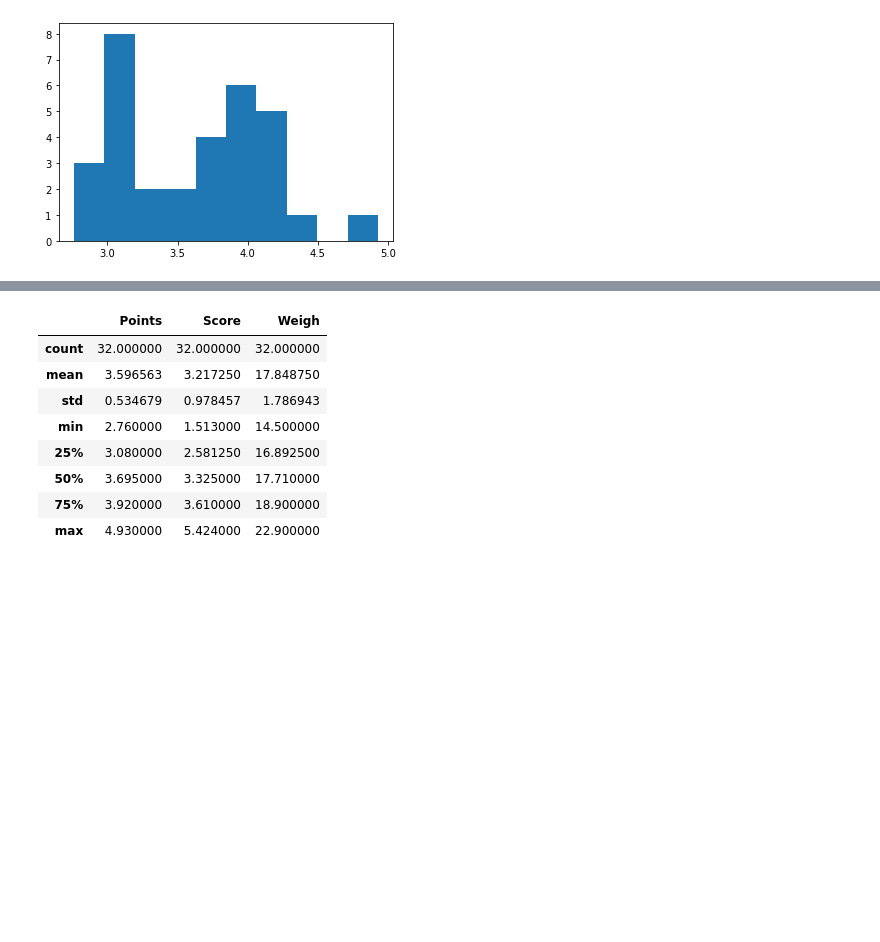
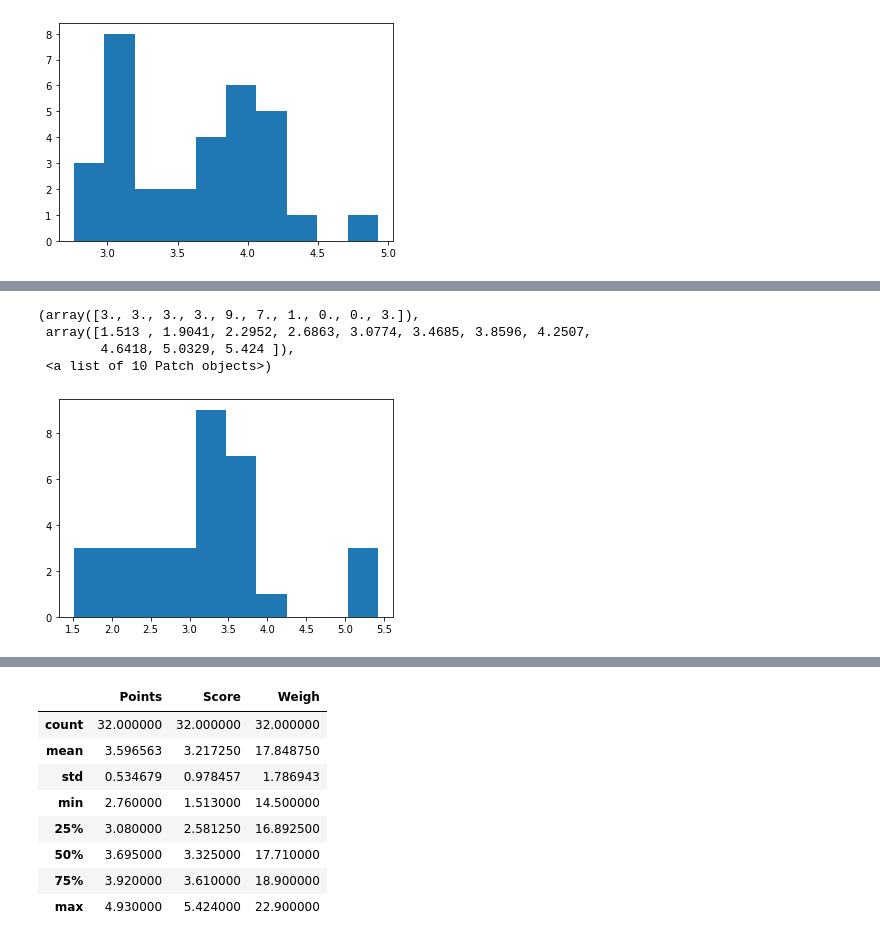
Before and after one commit to RiteshopShrivastava/Python, a Jupyter notebook: Assignment1.ipynb, the cells around one changed output, grey strips where cells are left out. Drawn from its saved outputs; the diff is of its cells as text; code cells hidden in the pictures; blank space fills up the shorter version.

```diff
--- a/Assignment1.ipynb
+++ b/Assignment1.ipynb
@@ -81,0 +110,8 @@ plt.hist(Data.Points)
+# %%
+plt.hist(Data.Score)
+# %% [output]
+(array([3., 3., 3., 3., 9., 7., 1., 0., 0., 3.]),
+ array([1.513 , 1.9041, 2.2952, 2.6863, 3.0774, 3.4685, 3.8596, 4.2507,
+        4.6418, 5.0329, 5.424 ]),
+ <a list of 10 Patch objects>)
+[figure, added]
```
Also changed, not shown: parts of 7 cells of this notebook.
